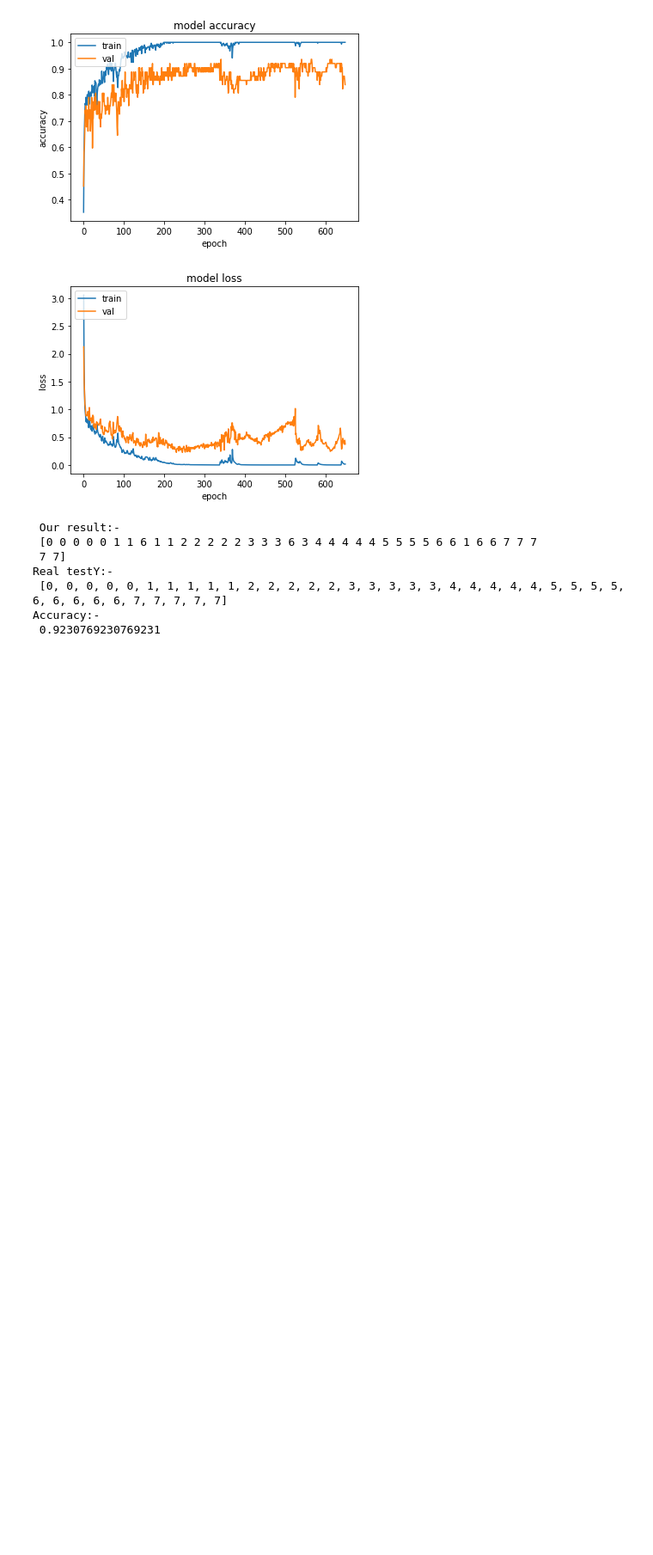
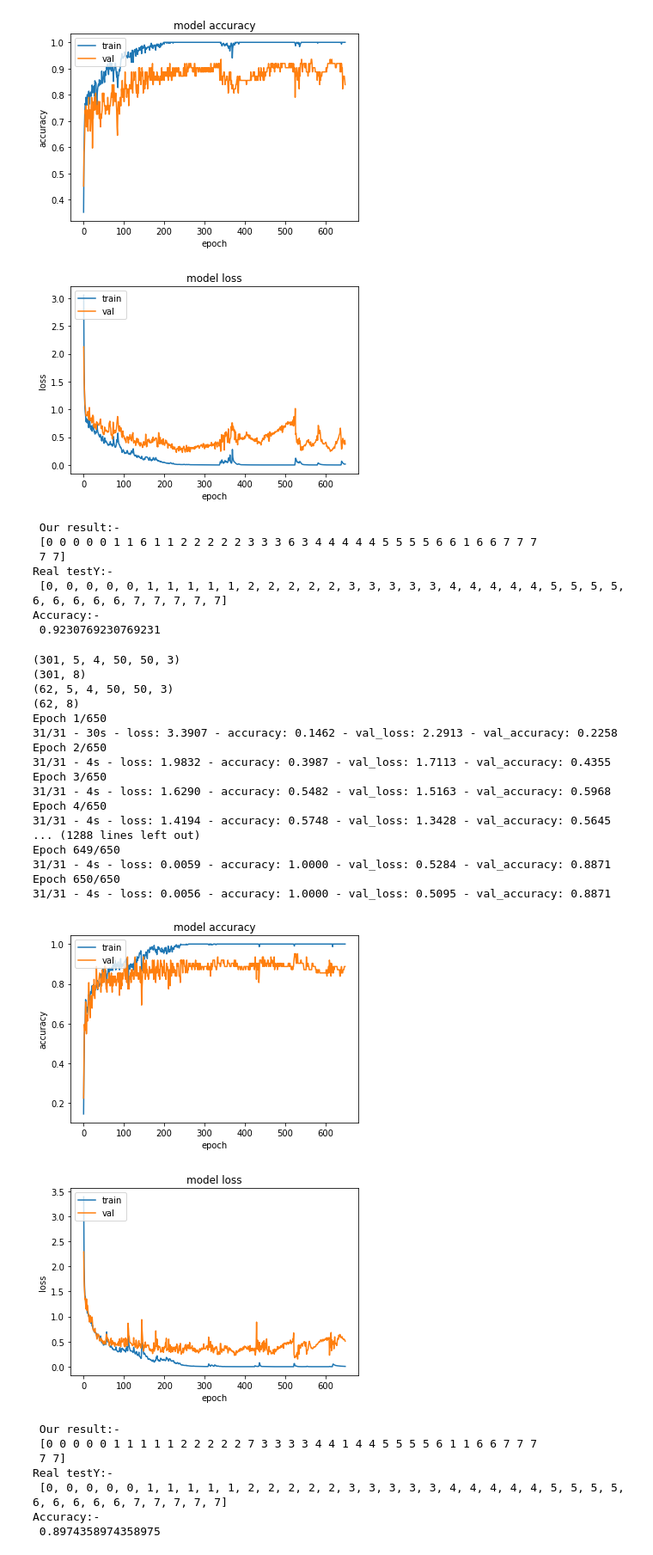
Before and after one commit to signLangProjectNIC/tf-cnn-lstm4, a Jupyter notebook: tf_cnn_lstm19_1.ipynb, the cells around one changed output. Shown at 86% size. Saved outputs shown, nothing was run; the diff lists cells and outputs as text; code cells hidden in the pictures; blank space fills up the shorter version.

```diff
--- a/tf_cnn_lstm19_1.ipynb
+++ b/tf_cnn_lstm19_1.ipynb
@@ -792,3 +797,44 @@ Real testY:-
  [0, 0, 0, 0, 0, 1, 1, 1, 1, 1, 2, 2, 2, 2, 2, 3, 3, 3, 3, 3, 4, 4, 4, 4, 4, 5, 5, 5, 5, 6, 6, 6, 6, 6, 7, 7, 7, 7, 7]
 Accuracy:-
  0.9230769230769231
+# %%
+layers=list()
+layers.append(tfKL.TimeDistributed(tfKL.Conv3D(filters=65,kernel_size=(3,3,3),activation='relu',trainable=True,kernel_regularizer=regularizers.l2(l2=0.20)),input_shape=(None,nLookback,height,width,channels)))
+layers.append(tfKL.TimeDistributed(tfKL.Flatten()))
+layers.append(tfKL.LSTM(units=142,activation='tanh',trainable=True))
+layers.append(tfKL.Dense(units=8,activation='softmax',trainable=True))
+
+
+with tpu_strategy.scope():
+  Result=evaluateModel(layers,epochs=650).predict(np.reshape(np.asarray(testSetX),newshape=(np.shape(testSetX)[0],nSubsequences,nLookback,50,50,3)))
+  Result=np.argmax(Result,axis=1)
+  print(" Our result:- \n",Result)
+  print("Real testY:- \n",testSetY)
+  print("Accuracy:- \n",testAccuracy(Result,testSetY))
+# %% [output]
+(301, 5, 4, 50, 50, 3)
+(301, 8)
+(62, 5, 4, 50, 50, 3)
+(62, 8)
+Epoch 1/650
+31/31 - 30s - loss: 3.3907 - accuracy: 0.1462 - val_loss: 2.2913 - val_accuracy: 0.2258
+Epoch 2/650
+31/31 - 4s - loss: 1.9832 - accuracy: 0.3987 - val_loss: 1.7113 - val_accuracy: 0.4355
+Epoch 3/650
+31/31 - 4s - loss: 1.6290 - accuracy: 0.5482 - val_loss: 1.5163 - val_accuracy: 0.5968
+Epoch 4/650
+31/31 - 4s - loss: 1.4194 - accuracy: 0.5748 - val_loss: 1.3428 - val_accuracy: 0.5645
+... (1288 lines left out)
+Epoch 649/650
+31/31 - 4s - loss: 0.0059 - accuracy: 1.0000 - val_loss: 0.5284 - val_accuracy: 0.8871
+Epoch 650/650
+31/31 - 4s - loss: 0.0056 - accuracy: 1.0000 - val_loss: 0.5095 - val_accuracy: 0.8871
+[figure, added]
+[figure, added]
+ Our result:-
+ [0 0 0 0 0 1 1 1 1 1 2 2 2 2 2 7 3 3 3 3 4 4 1 4 4 5 5 5 5 6 1 1 6 6 7 7 7
+ 7 7]
+Real testY:-
+ [0, 0, 0, 0, 0, 1, 1, 1, 1, 1, 2, 2, 2, 2, 2, 3, 3, 3, 3, 3, 4, 4, 4, 4, 4, 5, 5, 5, 5, 6, 6, 6, 6, 6, 7, 7, 7, 7, 7]
+Accuracy:-
+ 0.8974358974358975
```
Also changed, not shown: parts of 5 cells of this notebook.
